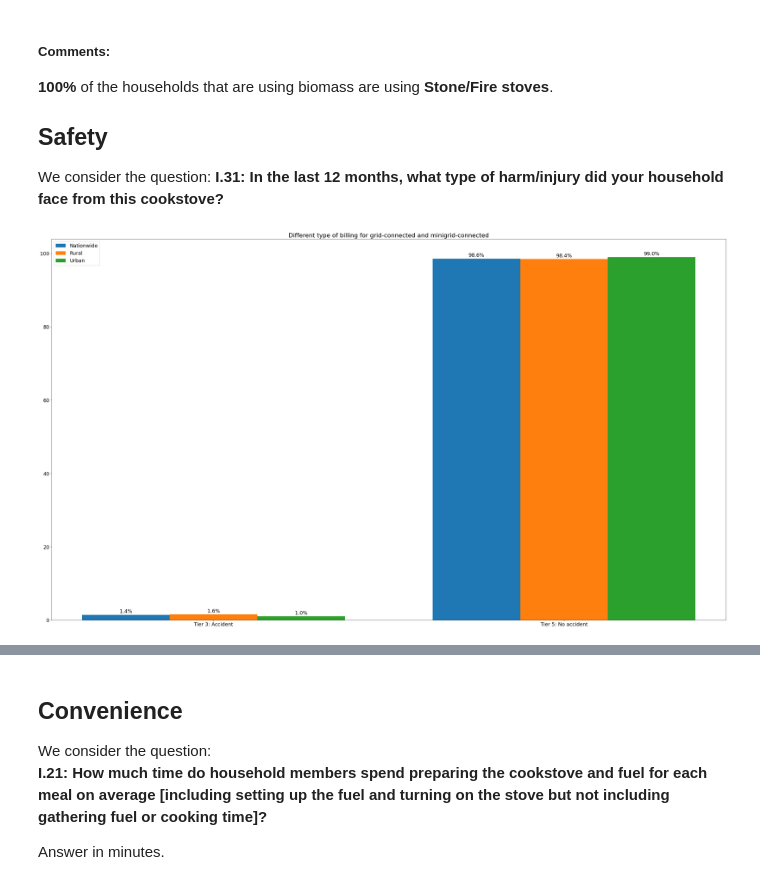
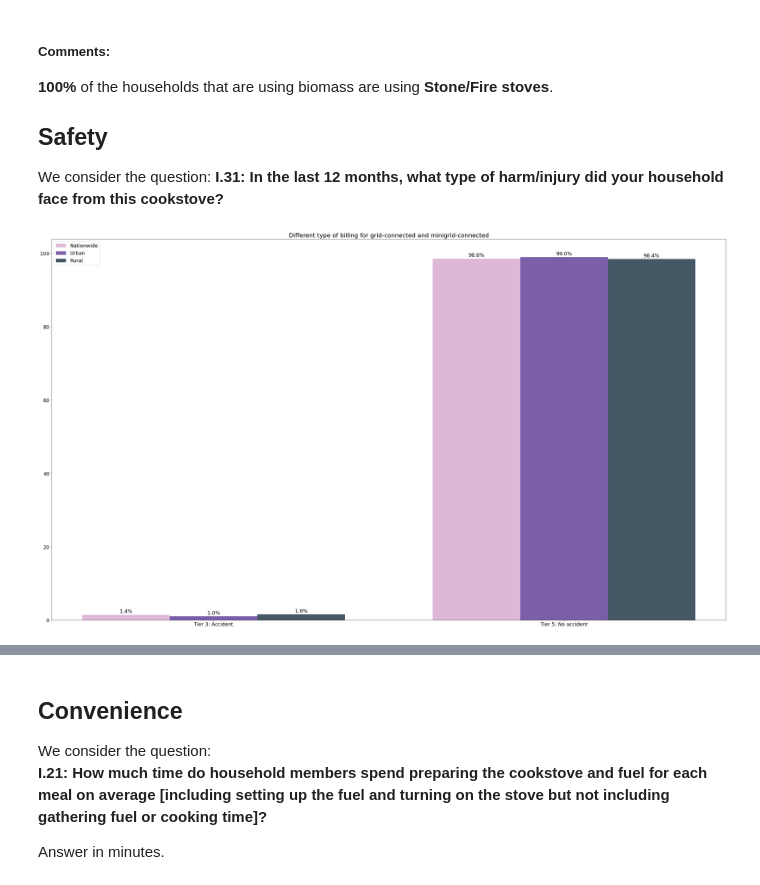
Before and after one commit to alfonsocaiazzo/esmap-mtf-data, a Jupyter notebook: mtf-book/rwanda/cooking_solutions.ipynb, the cells around one changed output, grey strips where cells are left out. Cells and saved outputs as stored; diff of their text form; code cells hidden in the pictures.

```diff
--- a/mtf-book/rwanda/cooking_solutions.ipynb
+++ b/mtf-book/rwanda/cooking_solutions.ipynb
@@ -280,27 +265,28 @@ total_urb    = len(data_I31_urb)
 accident_urb_perc.append(100*(len(data_I31_urb[data_I31_urb['I31_1']== 1]) + len(data_I31_urb[data_I31_urb['I31_2']== 2]) + len(data_I31_urb[data_I31_urb['I31_3']== 3]) + len(data_I31_urb[data_I31_urb['I31_4']== 4]))/total_urb)
 accident_urb_perc.append(100 - sum(accident_urb_perc))
 # %%
+colors=AREA_COLORS
 labels = ['Tier 3: Accident','Tier 5: No accident']
 
 x = np.arange(len(labels))  # the label locations
 width = 0.25  # the width of the bars
 
 fig,ax = plt.subplots(figsize=(35,20))
-rects1 = ax.bar(x - width, accident_nat_perc, width, label='Nationwide')
-rects2 = ax.bar(x, accident_rur_perc, width, label='Rural')
-rects3 = ax.bar(x+ width, accident_urb_perc, width, label='Urban')
+rects1 = ax.bar(x - width, accident_nat_perc, width, label='Nationwide',color=colors[0])
+rects2 = ax.bar(x , accident_urb_perc, width, label='Urban', color=colors[1])
+rects3 = ax.bar(x+ width, accident_rur_perc, width, label='Rural',color=colors[2])
 
 
 
 autolabel(rects1)
 autolabel(rects2)
 autolabel(rects3)
 
 fig.tight_layout()
 ax.set_xticks(x)
 ax.set_xticklabels(labels)
 ax.legend()
 plt.title('Different type of billing for grid-connected and minigrid-connected')
 plt.show()
 # %% [output]
-[figure, old version]
+[figure, new version]
```
Also changed, not shown: parts of 29 cells of this notebook, 45 other files.
